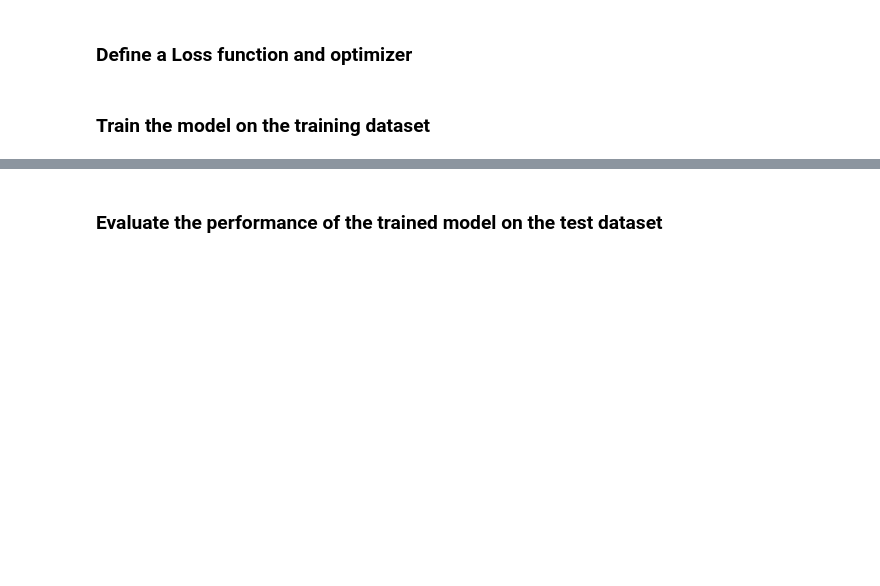
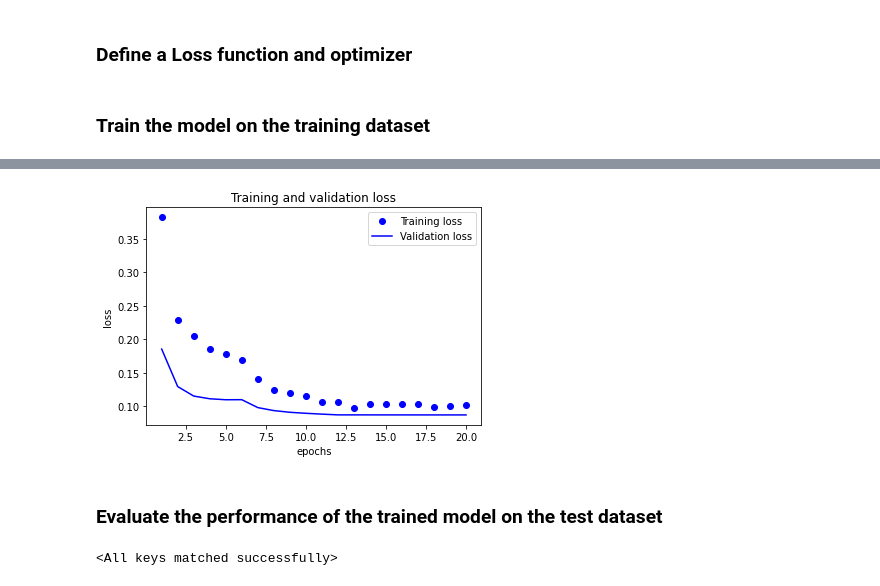
Before and after one commit to shazzad-hasan/deep-learning-projects, a Jupyter notebook: image_classification/mlp_mnist.ipynb, the cells around one changed output, grey strips where cells are left out. Cells and saved outputs as stored; diff of their text form; code cells hidden in the pictures; blank space fills up the shorter version.

```diff
--- a/image_classification/mlp_mnist.ipynb
+++ b/image_classification/mlp_mnist.ipynb
@@ -175,7 +224,7 @@ lr_scheduler = optim.lr_scheduler.StepLR(optimizer, step_size=6, gamma=0.01)
 num_epochs = 20
 
 # track training and validation losses
-train_loss, valid_loss = [], []
+train_loss_list, valid_loss_list = [], []
 
 # initialize trackers for min validation loss
 min_valid_loss = np.inf
@@ -199,7 +248,7 @@ for epoch in range(num_epochs):
     outputs = model(inputs)
     # calculate the batch loss
     loss = criterion(outputs, targets)
-    # backward loss
+    # backward pass
     loss.backward()
     # update parameters
     optimizer.step()
@@ -229,8 +278,8 @@ for epoch in range(num_epochs):
   running_train_loss = running_train_loss / len(train_loader)
   running_valid_loss = running_valid_loss / len(valid_loader)
 
-  train_loss.append(running_train_loss)
-  valid_loss.append(running_valid_loss)
+  train_loss_list.append(running_train_loss)
+  valid_loss_list.append(running_valid_loss)
 
   print("Epoch: {} \tTraining loss: {:.6f} \tValidation loss: {:.6f}".format(epoch+1, running_train_loss, running_valid_loss))
 
@@ -247,18 +314,22 @@ print("Finished training!")
 # %%
 # plot training and validation loss for each epoch
 epochs = range(1, num_epochs+1)
-plt.plot(epochs, train_loss, 'bo', label='Training loss')
-plt.plot(epochs, valid_loss, 'b', label='Validation loss')
+plt.plot(epochs, train_loss_list, 'bo', label='Training loss')
+plt.plot(epochs, valid_loss_list, 'b', label='Validation loss')
 plt.xlabel('epochs')
 plt.ylabel('loss')
 plt.title('Training and validation loss')
 plt.legend()
 plt.show()
+# %% [output]
+[figure, added]
 # %% [markdown]
 ### Evaluate the performance of the trained model on the test dataset
 # %%
 # load model with the lowest validation loss
 model.load_state_dict(torch.load('mlp_mnist_model.pt'))
+# %% [output]
+<All keys matched successfully>
 # %%
 # track test loss and accuracy
 test_loss = 0.0
```
Also changed, not shown: parts of 12 cells of this notebook.
